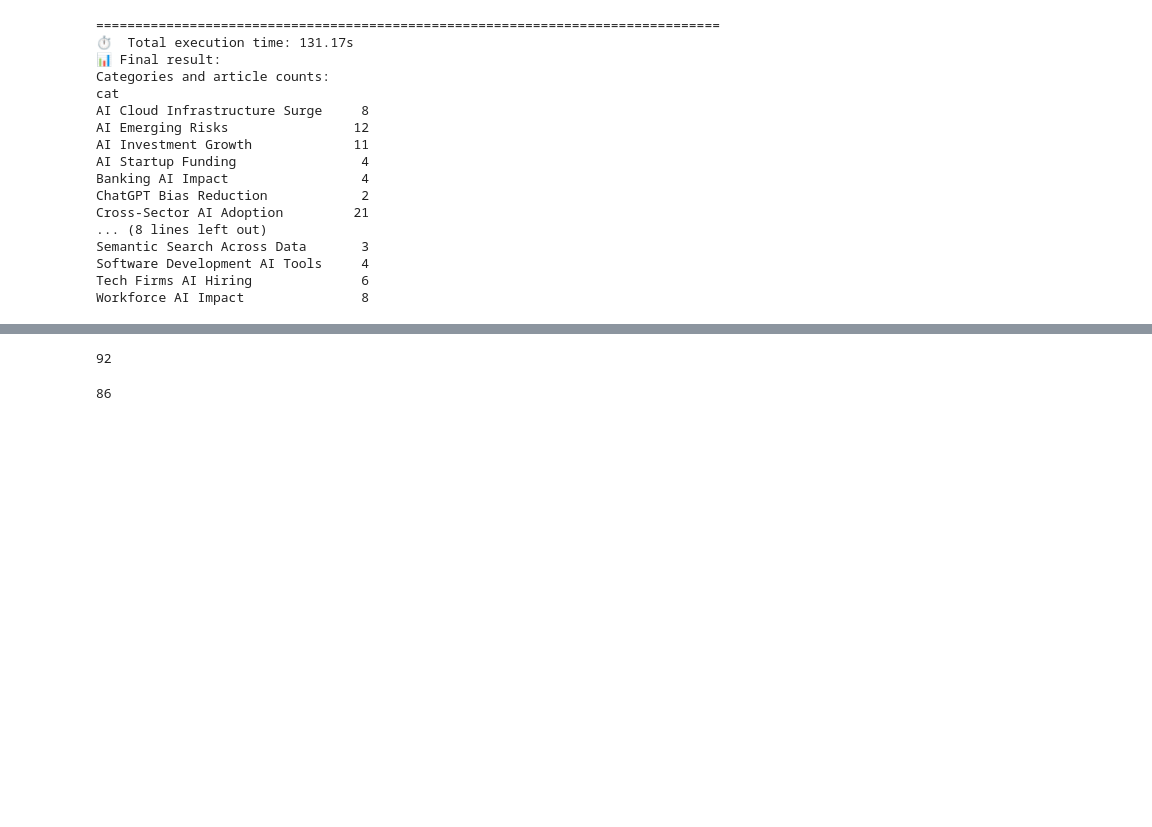
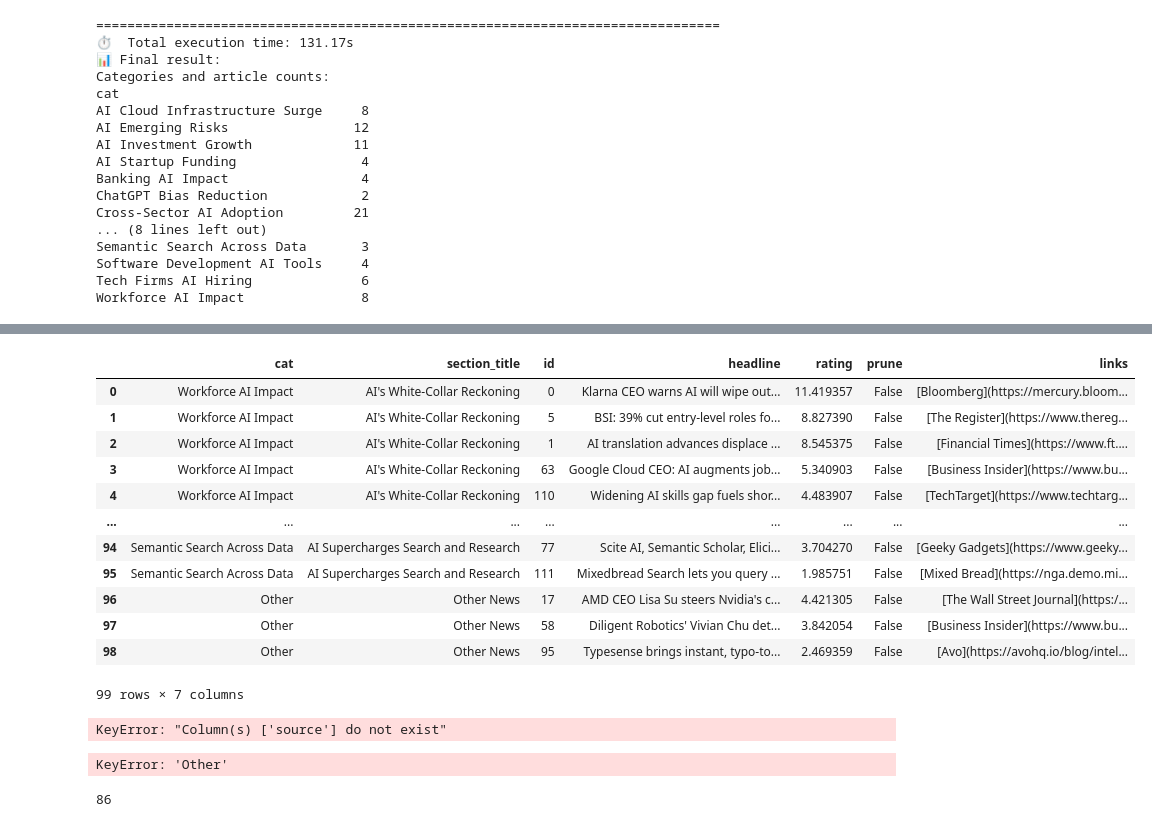
Before and after one commit to druce/OpenAIAgentsSDK, a Jupyter notebook: Run Agent.ipynb, the cells around one changed output, grey strips where cells are left out. Cells and saved outputs as stored; diff of their text form; code cells hidden in the pictures; blank space fills up the shorter version.

Commit message:
write sections

```diff
--- a/Run Agent.ipynb
+++ b/Run Agent.ipynb
@@ -1097,3 +1071,2 @@ for v in state.newsletter_section_text.values():
 # %%
-must_include = headline_df[headline_df['rating'] > 8.0].copy()
-logger.info(f"Tier 1 (rating > 8.0): {len(must_include)} must-include stories")
+newsletter_section_df = state.newsletter_section_df
@@ -1102,11 +1073,32 @@ logger.info(f"Tier 1 (rating > 8.0): {len(must_include)} must-include stories")
+# %%
+newsletter_section_df
+# %% [output]
+|  | cat | section_title | id | headline | rating | prune | links |
+| 0 | Workforce AI Impact | AI's White-Collar Reckoning | 0 | Klarna CEO warns AI will wipe out... | 11.419357 | False | [Bloomberg](https://mercury.bloom... |
+| 1 | Workforce AI Impact | AI's White-Collar Reckoning | 5 | BSI: 39% cut entry-level roles fo... | 8.827390 | False | [The Register](https://www.thereg... |
+| 2 | Workforce AI Impact | AI's White-Collar Reckoning | 1 | AI translation advances displace ... | 8.545375 | False | [Financial Times](https://www.ft.... |
+| 3 | Workforce AI Impact | AI's White-Collar Reckoning | 63 | Google Cloud CEO: AI augments job... | 5.340903 | False | [Business Insider](https://www.bu... |
+| 4 | Workforce AI Impact | AI's White-Collar Reckoning | 110 | Widening AI skills gap fuels shor... | 4.483907 | False | [TechTarget](https://www.techtarg... |
+| ... | ... | ... | ... | ... | ... | ... | ... |
+| 94 | Semantic Search Across Data | AI Supercharges Search and Research | 77 | Scite AI, Semantic Scholar, Elici... | 3.704270 | False | [Geeky Gadgets](https://www.geeky... |
+| 95 | Semantic Search Across Data | AI Supercharges Search and Research | 111 | Mixedbread Search lets you query ... | 1.985751 | False | [Mixed Bread](https://nga.demo.mi... |
+| 96 | Other | Other News | 17 | AMD CEO Lisa Su steers Nvidia's c... | 4.421305 | False | [The Wall Street Journal](https:/... |
+| 97 | Other | Other News | 58 | Diligent Robotics' Vivian Chu det... | 3.842054 | False | [Business Insider](https://www.bu... |
+| 98 | Other | Other News | 95 | Typesense brings instant, typo-to... | 2.469359 | False | [Avo](https://avohq.io/blog/intel... |
+99 rows × 7 columns
 # %%
-candidates = headline_df.loc[headline_df['rating'] <= 8.0].copy()
-len(candidates)
+cat_df = newsletter_section_df.groupby("cat").agg({
+    'rating': 'mean',  # average rating per category
+    'source': 'count'   # story count
+}).sort_values('rating', ascending=False).reset_index()
+cat_df
 # %% [output]
-92
+KeyError: "Column(s) ['source'] do not exist"
 # %%
-candidates_for_embed = candidates.copy()
-
-candidates_for_embed['short_summary'] = candidates_for_embed['short_summary'].fillna('')
-candidates_for_embed.loc[candidates_for_embed['short_summary'] == '', 'short_summary'] = candidates_for_embed['summary'].fillna('')
-candidates_for_embed.loc[candidates_for_embed['short_summary'] == '', 'short_summary'] = candidates_for_embed['title'].fillna('')
+sections_md = []
+for _, row in cat_df.iterrows():
+    cat = row['cat']
+    sections_md.append(str(state.newsletter_section_text[cat]))
+input_sections = "\n\n".join(sections_md)
+# %% [output]
+KeyError: 'Other'
```
Also changed, not shown: parts of 6 cells of this notebook, 1 other file.
